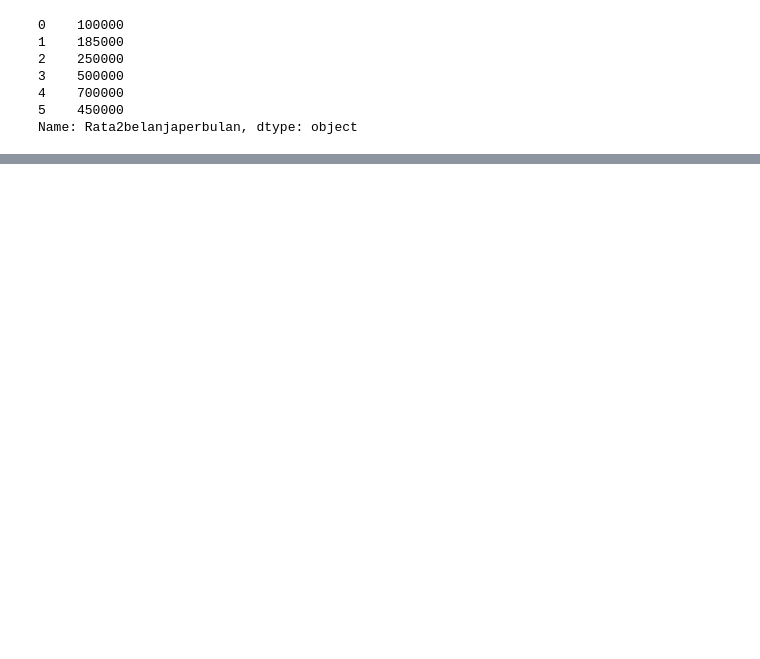
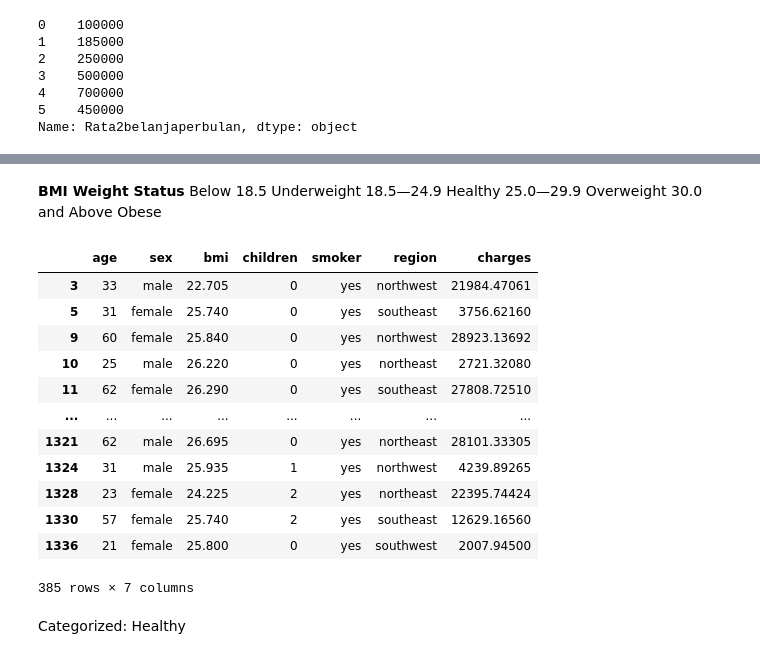
Before and after one commit to gheghey/belajarcoding, a Jupyter notebook: Assignment_Day3_.ipynb, the cells around one changed output, grey strips where cells are left out. Saved outputs shown, nothing was run; the diff lists cells and outputs as text; code cells hidden in the pictures; blank space fills up the shorter version.

```diff
--- a/Assignment_Day3_.ipynb
+++ b/Assignment_Day3_.ipynb
@@ -71,0 +112,26 @@ df_data_pelanggan[filter_logic]
+# %% [markdown]
+**BMI	Weight Status**
+Below 18.5	Underweight
+18.5—24.9	Healthy
+25.0—29.9	Overweight
+30.0 and Above	Obese
+# %%
+#@title Default title text
+filter_logic = df_insurance['bmi'] <= 27.0
+df_insurance[filter_logic]
+# %% [output]
+|  | age | sex | bmi | children | smoker | region | charges |
+| 3 | 33 | male | 22.705 | 0 | yes | northwest | 21984.47061 |
+| 5 | 31 | female | 25.740 | 0 | yes | southeast | 3756.62160 |
+| 9 | 60 | female | 25.840 | 0 | yes | northwest | 28923.13692 |
+| 10 | 25 | male | 26.220 | 0 | yes | northeast | 2721.32080 |
+| 11 | 62 | female | 26.290 | 0 | yes | southeast | 27808.72510 |
+| ... | ... | ... | ... | ... | ... | ... | ... |
+| 1321 | 62 | male | 26.695 | 0 | yes | northeast | 28101.33305 |
+| 1324 | 31 | male | 25.935 | 1 | yes | northwest | 4239.89265 |
+| 1328 | 23 | female | 24.225 | 2 | yes | northeast | 22395.74424 |
+| 1330 | 57 | female | 25.740 | 2 | yes | southeast | 12629.16560 |
+| 1336 | 21 | female | 25.800 | 0 | yes | southwest | 2007.94500 |
+385 rows × 7 columns
+# %% [markdown]
+Categorized: Healthy
```
Also changed, not shown: parts of 3 cells of this notebook.
